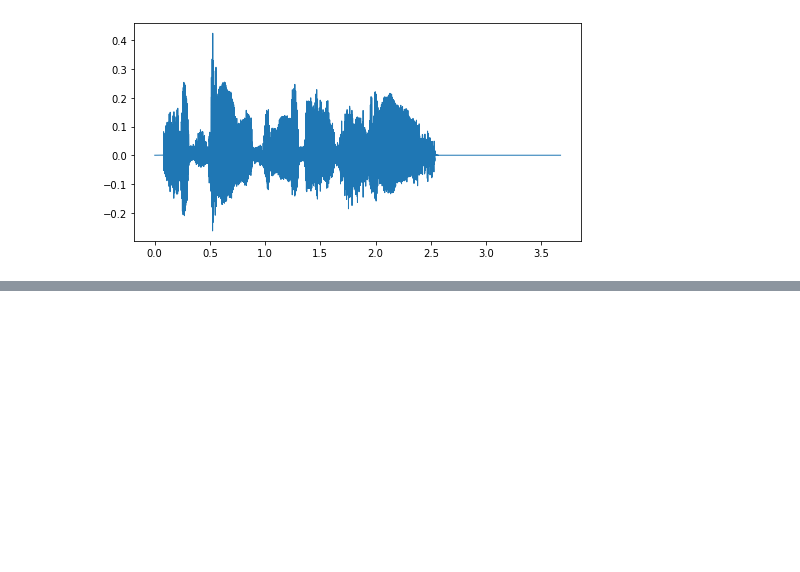
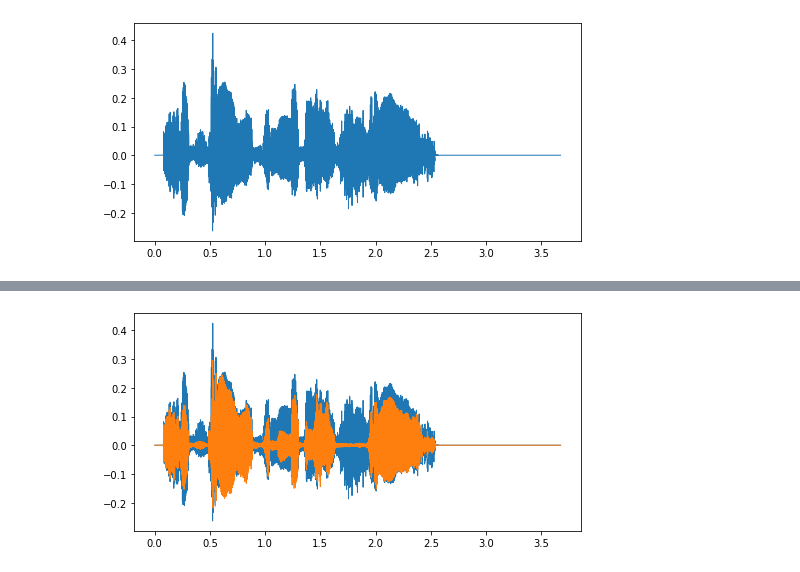
Before and after one commit to vik-vok/speech-similarity, a Jupyter notebook: voice_playing.ipynb, the cells around one changed output, grey strips where cells are left out. Drawn from its saved outputs; the diff is of its cells as text; code cells hidden in the pictures; blank space fills up the shorter version.

Commit message:
Add filtering

```diff
--- a/voice_playing.ipynb
+++ b/voice_playing.ipynb
@@ -110,9 +111,11 @@ ax.plot(t, x_anc, lw=1)
 [<matplotlib.lines.Line2D at 0x...>]
 [figure]
 # %%
-b, a = sg.butter(4, 2000. / (sr_anc / 2.), 'low')
-x_fil = sg.filtfilt(b, a, x_anc)
-play(x_fil, sr_anc)
-fig, ax = plt.subplots(1, 1, figsize=(8, 4))
-ax.plot(t, x_anc, lw=1)
-ax.plot(t, x_fil, lw=1)
+def filter(x, sr, low, high):
+    b, a = sg.butter(4, Wn=[2*low/sr, 2*high/sr], btype='band')
+    x_fil = sg.filtfilt(b, a, x)
+    play(x_fil, sr)
+    fig, ax = plt.subplots(1, 1, figsize=(8, 4))
+    ax.plot(t, x, lw=1)
+    ax.plot(t, x_fil, lw=1)
+    return x_fil, sr
@@ -139,0 +122,3 @@ def filter_voice():
+# %%
+x_fil_anch, sr_anc = filter(x_anc, sr_anc, 300, 2000)
+# %% [output]
@@ -139,0 +126 @@ def filter_voice():
+[figure, added]
```
Also changed, not shown: parts of 11 cells of this notebook.
